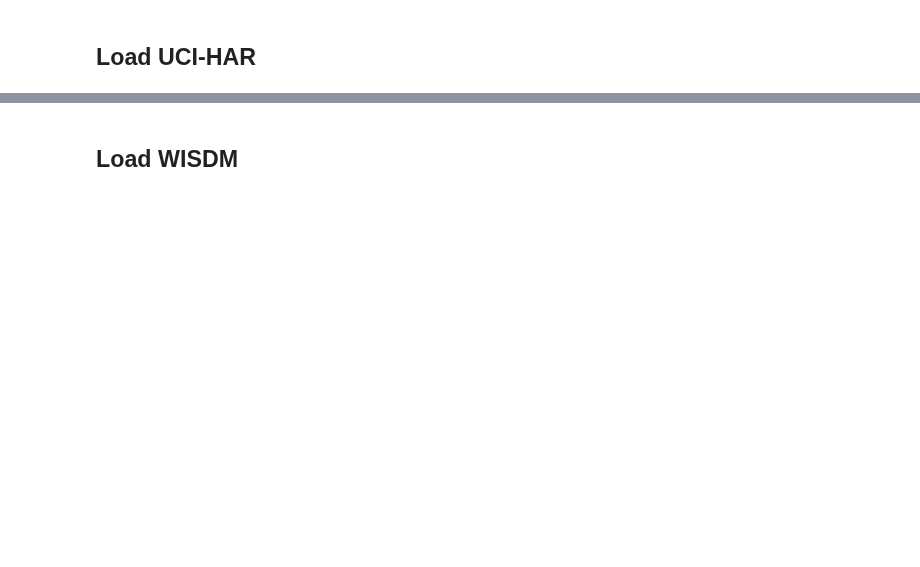
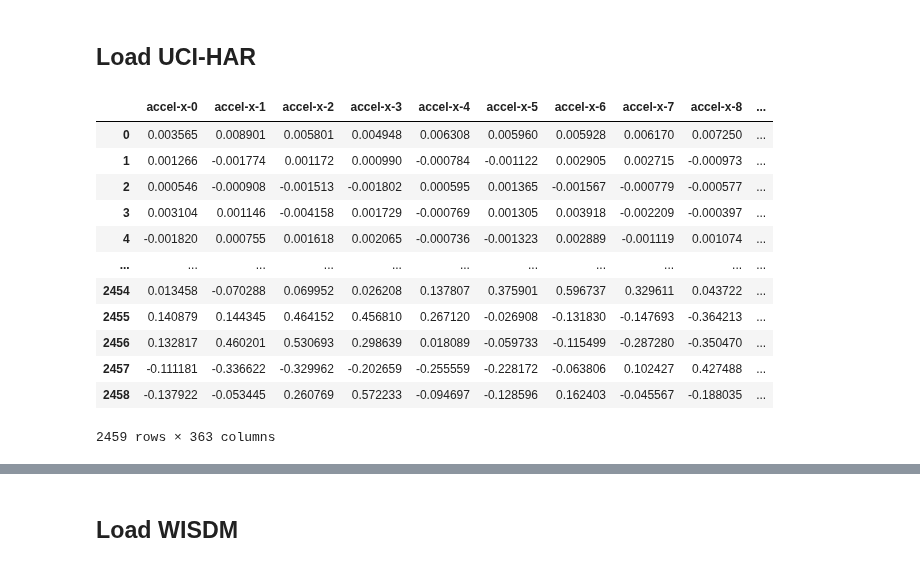
Before and after one commit to otavioon/librep-hiaac, a Jupyter notebook: experiments/Crossvalidation_experiments/UMAP/Without Normalization/Base_KuHar_and_CHARM_target_Motion.ipynb, the cells around one changed output, grey strips where cells are left out. Cells and saved outputs as stored; diff of their text form; code cells hidden in the pictures; blank space fills up the shorter version.

```diff
--- a/experiments/Crossvalidation_experiments/UMAP/Without Normalization/Base_KuHar_and_CHARM_target_Motion.ipynb
+++ b/experiments/Crossvalidation_experiments/UMAP/Without Normalization/Base_KuHar_and_CHARM_target_Motion.ipynb
@@ -94,16 +98,17 @@ train_val_uci.data['activity code'] = train_val_uci.data['activity code'].astype
 # %%
-# Resampling the dataset to 20 Hz
-resampler = SimpleResampler(new_sample_size=60)
-transformer = TransformMultiModalDataset(
-    transforms=[resampler], new_window_name_prefix="resampled."
-)
-train_val_uci = transformer(train_val_uci)
-test_uci = transformer(test_uci)
-
-# Train set
-uci_train_X = train_val_uci.X
-uci_train_Y = train_val_uci.y
-
-tam = len(uci_train_Y)
-uci_train_id_dataset = np.array(['U']*tam)
+train_val_uci.data
+# %% [output]
+|  | accel-x-0 | accel-x-1 | accel-x-2 | accel-x-3 | accel-x-4 | accel-x-5 | accel-x-6 | accel-x-7 | accel-x-8 | ... |
+| 0 | 0.003565 | 0.008901 | 0.005801 | 0.004948 | 0.006308 | 0.005960 | 0.005928 | 0.006170 | 0.007250 | ... |
+| 1 | 0.001266 | -0.001774 | 0.001172 | 0.000990 | -0.000784 | -0.001122 | 0.002905 | 0.002715 | -0.000973 | ... |
+| 2 | 0.000546 | -0.000908 | -0.001513 | -0.001802 | 0.000595 | 0.001365 | -0.001567 | -0.000779 | -0.000577 | ... |
+| 3 | 0.003104 | 0.001146 | -0.004158 | 0.001729 | -0.000769 | 0.001305 | 0.003918 | -0.002209 | -0.000397 | ... |
+| 4 | -0.001820 | 0.000755 | 0.001618 | 0.002065 | -0.000736 | -0.001323 | 0.002889 | -0.001119 | 0.001074 | ... |
+| ... | ... | ... | ... | ... | ... | ... | ... | ... | ... | ... |
+| 2454 | 0.013458 | -0.070288 | 0.069952 | 0.026208 | 0.137807 | 0.375901 | 0.596737 | 0.329611 | 0.043722 | ... |
+| 2455 | 0.140879 | 0.144345 | 0.464152 | 0.456810 | 0.267120 | -0.026908 | -0.131830 | -0.147693 | -0.364213 | ... |
+| 2456 | 0.132817 | 0.460201 | 0.530693 | 0.298639 | 0.018089 | -0.059733 | -0.115499 | -0.287280 | -0.350470 | ... |
+| 2457 | -0.111181 | -0.336622 | -0.329962 | -0.202659 | -0.255559 | -0.228172 | -0.063806 | 0.102427 | 0.427488 | ... |
+| 2458 | -0.137922 | -0.053445 | 0.260769 | 0.572233 | -0.094697 | -0.128596 | 0.162403 | -0.045567 | -0.188035 | ... |
+2459 rows × 363 columns
 # %%
```
Also changed, not shown: parts of 53 cells of this notebook, 2 other files.
